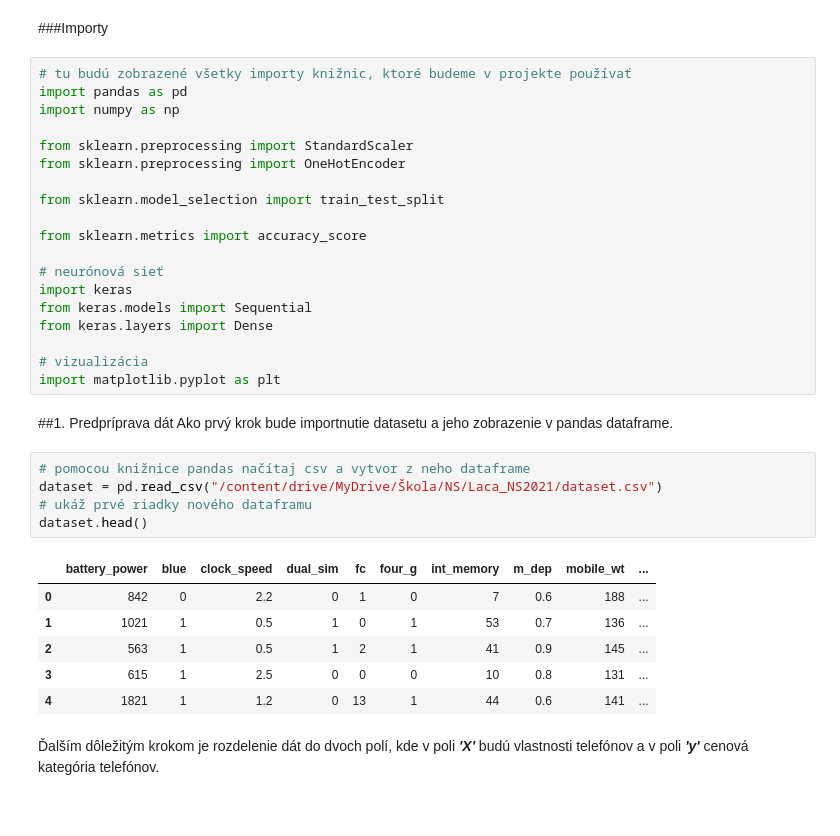
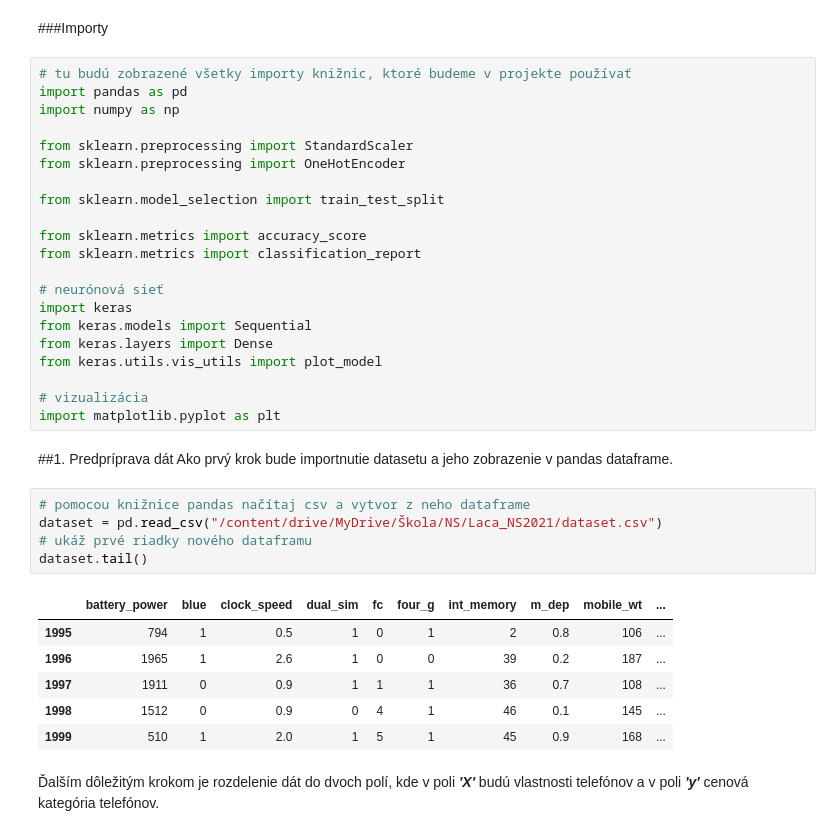
Before and after one commit to Ludovit-Laca/Laca_NS2021, a Jupyter notebook: mobile_price_classification.ipynb, the cells around one changed output. Drawn from its saved outputs; the diff is of its cells as text.

```diff
--- a/mobile_price_classification.ipynb
+++ b/mobile_price_classification.ipynb
@@ -11,11 +11,13 @@ from sklearn.preprocessing import OneHotEncoder
 from sklearn.model_selection import train_test_split
 
 from sklearn.metrics import accuracy_score
+from sklearn.metrics import classification_report
 
 # neurónová sieť
 import keras
 from keras.models import Sequential
 from keras.layers import Dense
+from keras.utils.vis_utils import plot_model
 
 # vizualizácia
 import matplotlib.pyplot as plt
@@ -25,15 +27,15 @@ Ako prvý krok bude importnutie datasetu a jeho zobrazenie v pandas dataframe.
 # %%
 # pomocou knižnice pandas načítaj csv a vytvor z neho dataframe
 dataset = pd.read_csv("/content/drive/MyDrive/Škola/NS/Laca_NS2021/dataset.csv")
 # ukáž prvé riadky nového dataframu
-dataset.head()
+dataset.tail()
 # %% [output]
 |  | battery_power | blue | clock_speed | dual_sim | fc | four_g | int_memory | m_dep | mobile_wt | ... |
-| 0 | 842 | 0 | 2.2 | 0 | 1 | 0 | 7 | 0.6 | 188 | ... |
-| 1 | 1021 | 1 | 0.5 | 1 | 0 | 1 | 53 | 0.7 | 136 | ... |
-| 2 | 563 | 1 | 0.5 | 1 | 2 | 1 | 41 | 0.9 | 145 | ... |
-| 3 | 615 | 1 | 2.5 | 0 | 0 | 0 | 10 | 0.8 | 131 | ... |
-| 4 | 1821 | 1 | 1.2 | 0 | 13 | 1 | 44 | 0.6 | 141 | ... |
+| 1995 | 794 | 1 | 0.5 | 1 | 0 | 1 | 2 | 0.8 | 106 | ... |
+| 1996 | 1965 | 1 | 2.6 | 1 | 0 | 0 | 39 | 0.2 | 187 | ... |
+| 1997 | 1911 | 0 | 0.9 | 1 | 1 | 1 | 36 | 0.7 | 108 | ... |
+| 1998 | 1512 | 0 | 0.9 | 0 | 4 | 1 | 46 | 0.1 | 145 | ... |
+| 1999 | 510 | 1 | 2.0 | 1 | 5 | 1 | 45 | 0.9 | 168 | ... |
 # %% [markdown]
 Ďalším dôležitým krokom je rozdelenie dát do dvoch polí, kde v poli ***'X'*** budú vlastnosti telefónov a v poli ***'y'*** cenová kategória telefónov.
 # %%
```
Also changed, not shown: parts of 12 cells of this notebook, 2 other files.
